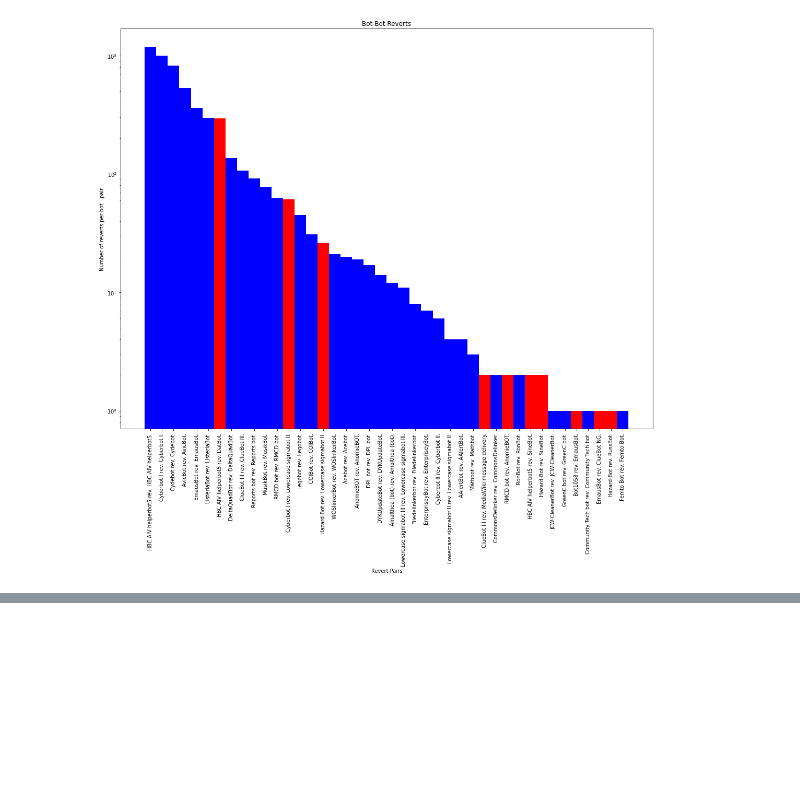
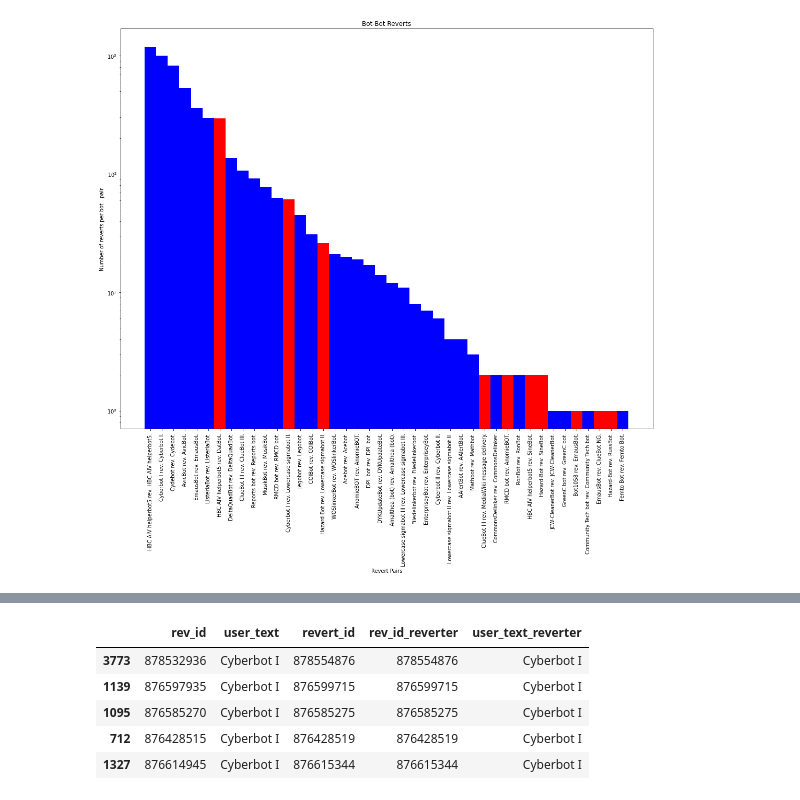
Before and after one commit to levon003/wiki-ores-feedback, a Jupyter notebook: reu2021/bot_reverts_analyses.ipynb, the cells around one changed output, grey strips where cells are left out. Cells and saved outputs as stored; diff of their text form; code cells hidden in the pictures; blank space fills up the shorter version.

```diff
--- a/reu2021/bot_reverts_analyses.ipynb
+++ b/reu2021/bot_reverts_analyses.ipynb
@@ -151,0 +112,9 @@ len(bot_pairs[bot_pairs.is_self_revert == False])
+# %%
+bot_bot_reverts[bot_bot_reverts.user_text == "Cyberbot I"].sample(n=5, random_state=1)
+# %% [output]
+|  | rev_id | user_text | revert_id | rev_id_reverter | user_text_reverter |
+| 3773 | 878532936 | Cyberbot I | 878554876 | 878554876 | Cyberbot I |
+| 1139 | 876597935 | Cyberbot I | 876599715 | 876599715 | Cyberbot I |
+| 1095 | 876585270 | Cyberbot I | 876585275 | 876585275 | Cyberbot I |
+| 712 | 876428515 | Cyberbot I | 876428519 | 876428519 | Cyberbot I |
+| 1327 | 876614945 | Cyberbot I | 876615344 | 876615344 | Cyberbot I |
```
Also changed, not shown: parts of 12 cells of this notebook.
